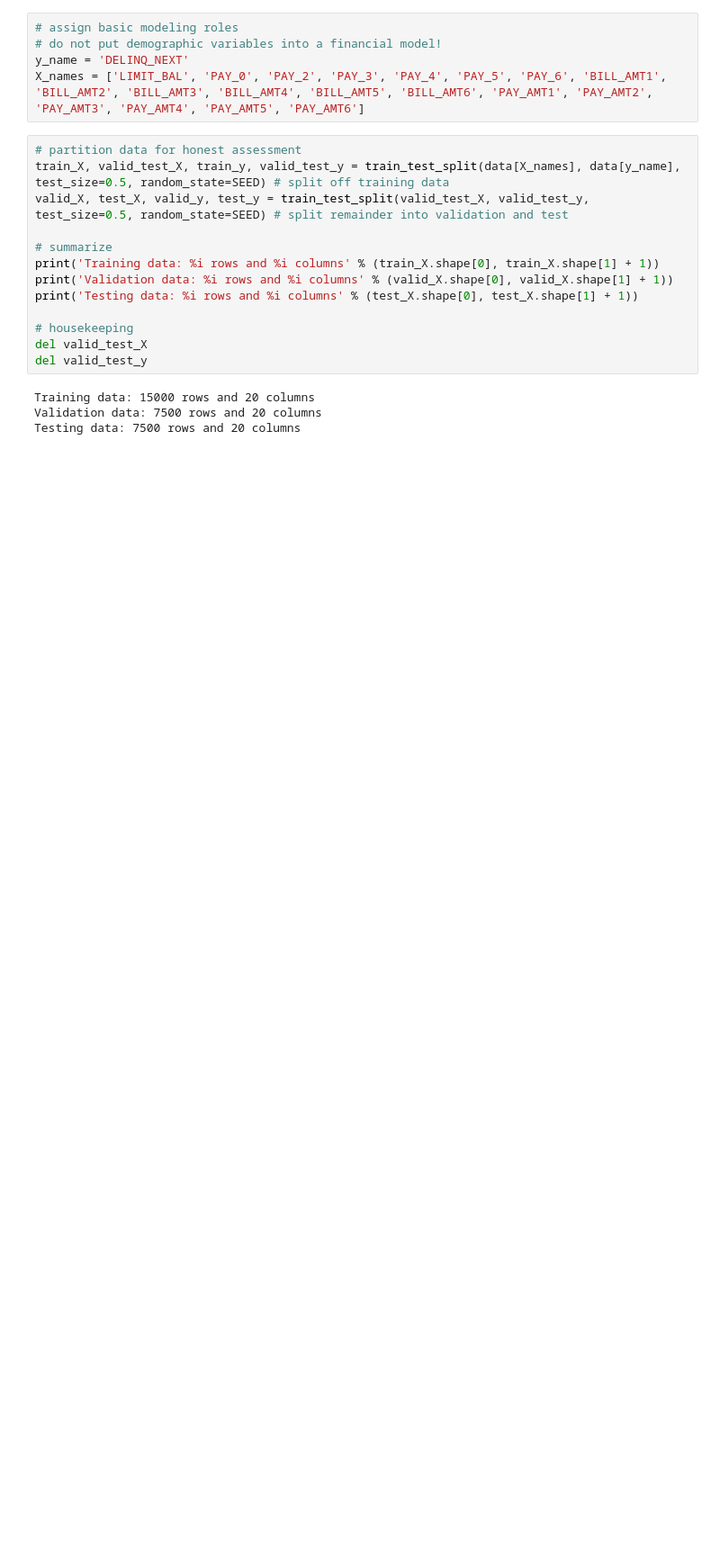
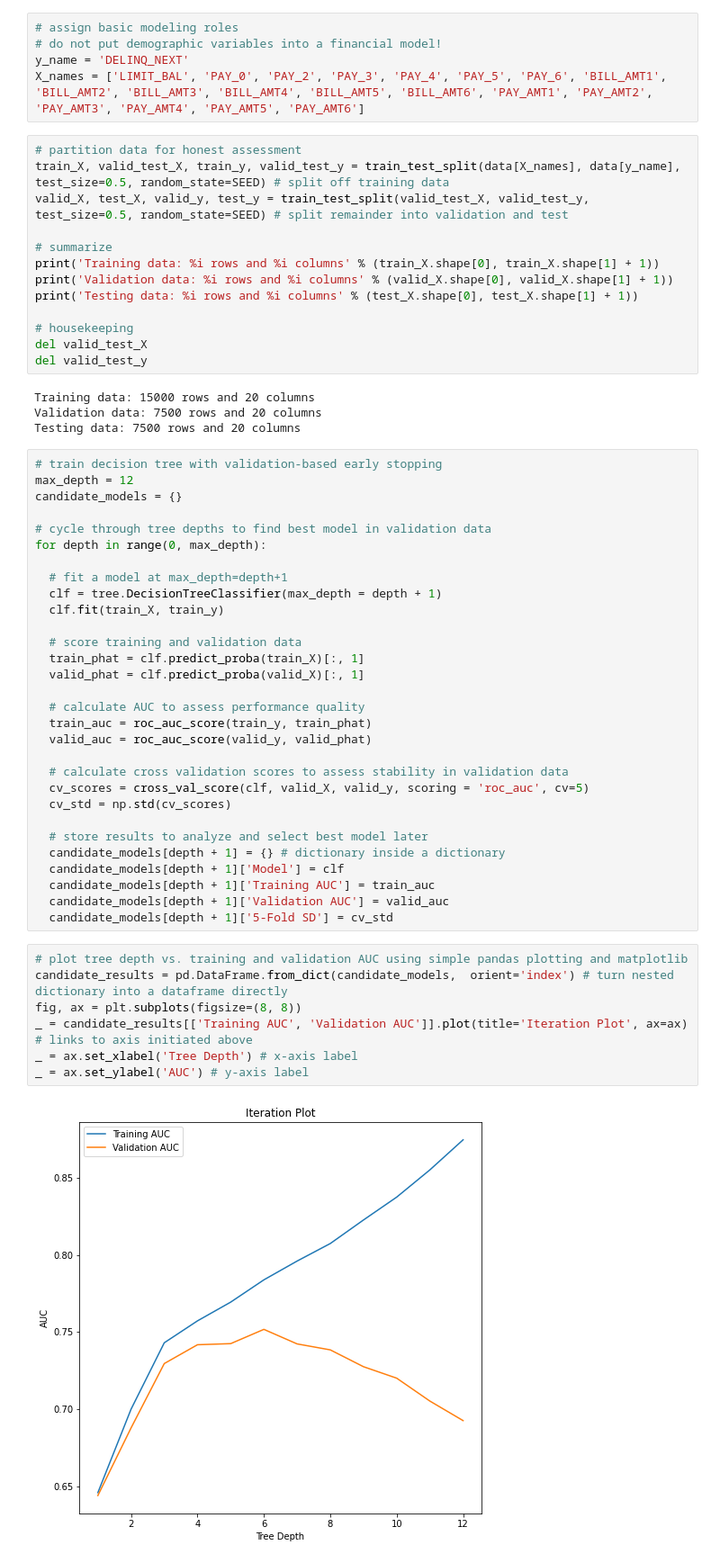
Before and after one commit to tivonio/Credit_Line_Increase, a Jupyter notebook: Credit_Line_Increase.ipynb, the cells around one changed output. Shown at 90% size. Drawn from its saved outputs; the diff is of its cells as text; blank space fills up the shorter version.

```diff
--- a/Credit_Line_Increase.ipynb
+++ b/Credit_Line_Increase.ipynb
@@ -135,3 +135,42 @@ del valid_test_y
 Training data: 15000 rows and 20 columns
 Validation data: 7500 rows and 20 columns
 Testing data: 7500 rows and 20 columns
+# %%
+# train decision tree with validation-based early stopping
+max_depth = 12
+candidate_models = {}
+
+# cycle through tree depths to find best model in validation data
+for depth in range(0, max_depth):
+
+  # fit a model at max_depth=depth+1
+  clf = tree.DecisionTreeClassifier(max_depth = depth + 1)
+  clf.fit(train_X, train_y)
+
+  # score training and validation data
+  train_phat = clf.predict_proba(train_X)[:, 1]
+  valid_phat = clf.predict_proba(valid_X)[:, 1]
+
+  # calculate AUC to assess performance quality
+  train_auc = roc_auc_score(train_y, train_phat)
+  valid_auc = roc_auc_score(valid_y, valid_phat)
+
+  # calculate cross validation scores to assess stability in validation data
+  cv_scores = cross_val_score(clf, valid_X, valid_y, scoring = 'roc_auc', cv=5)
+  cv_std = np.std(cv_scores)
+
+  # store results to analyze and select best model later
+  candidate_models[depth + 1] = {} # dictionary inside a dictionary
+  candidate_models[depth + 1]['Model'] = clf
+  candidate_models[depth + 1]['Training AUC'] = train_auc
+  candidate_models[depth + 1]['Validation AUC'] = valid_auc
+  candidate_models[depth + 1]['5-Fold SD'] = cv_std
+# %%
+# plot tree depth vs. training and validation AUC using simple pandas plotting and matplotlib
+candidate_results = pd.DataFrame.from_dict(candidate_models,  orient='index') # turn nested dictionary into a dataframe directly
+fig, ax = plt.subplots(figsize=(8, 8))
+_ = candidate_results[['Training AUC', 'Validation AUC']].plot(title='Iteration Plot', ax=ax) # links to axis initiated above
+_ = ax.set_xlabel('Tree Depth') # x-axis label
+_ = ax.set_ylabel('AUC') # y-axis label
+# %% [output]
+[figure, added]
```
